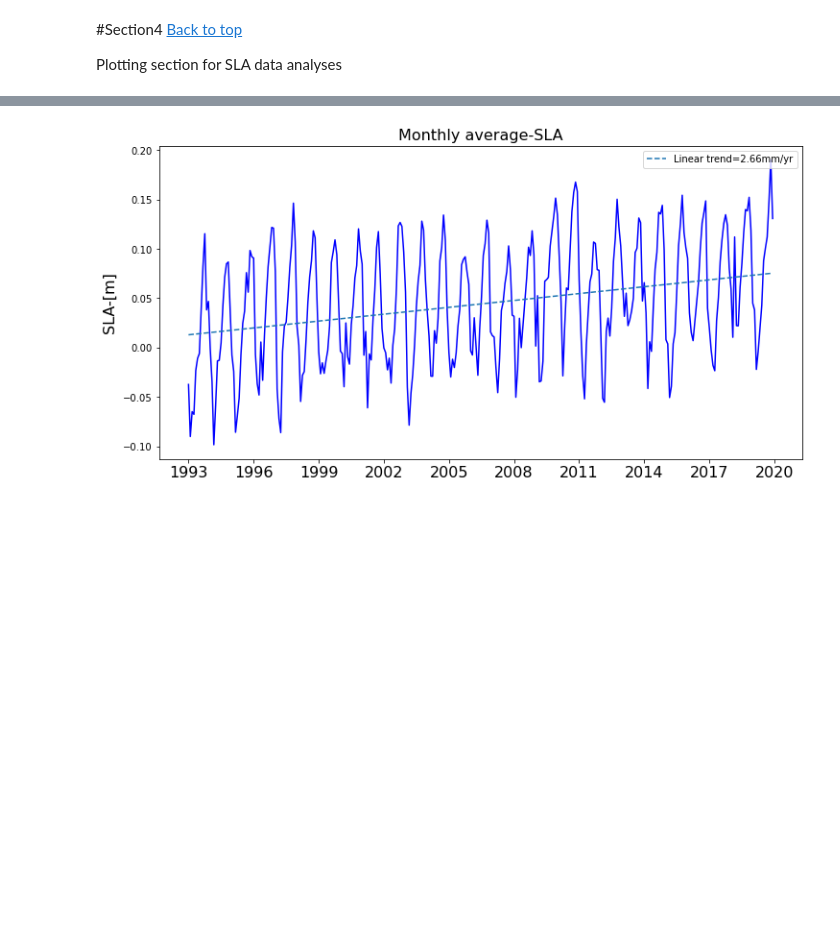
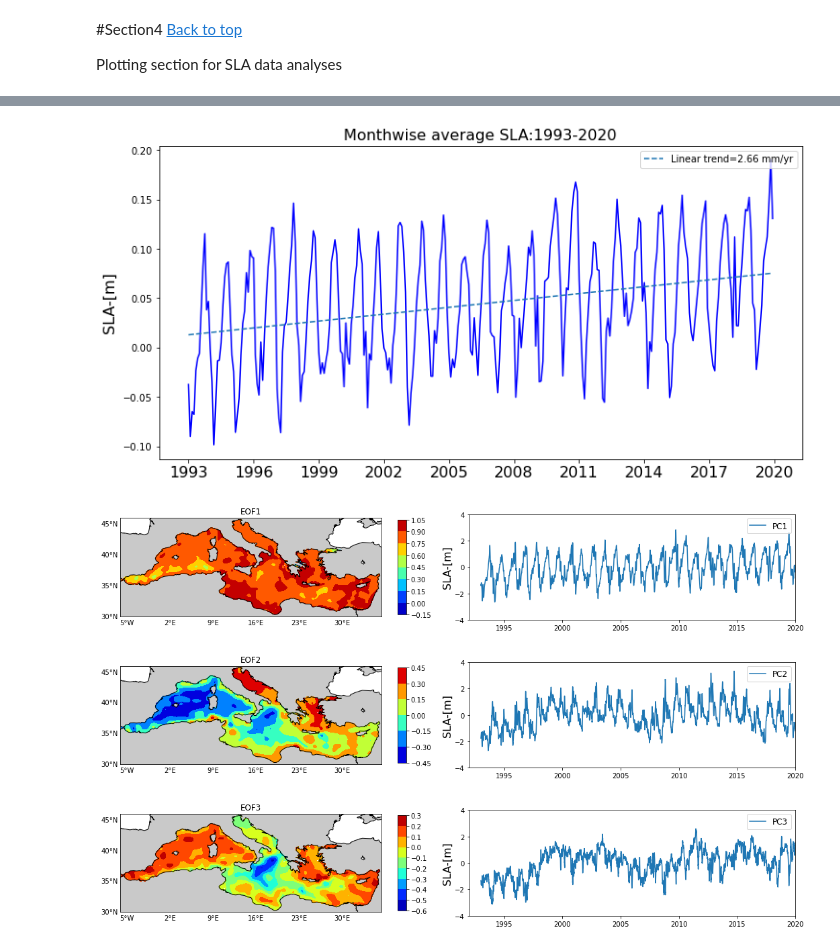
Before and after one commit to mhgcmcc/sla-trend, a Jupyter notebook: sla_medsea.ipynb, the cells around one changed output, grey strips where cells are left out. Cells and saved outputs as stored; diff of their text form; code cells hidden in the pictures; blank space fills up the shorter version.

```diff
--- a/sla_medsea.ipynb
+++ b/sla_medsea.ipynb
@@ -272,14 +311,64 @@ xlabels= np.arange(1993, 2020+1, 3)
 fig,axs=plt.subplots(1,1,figsize=(12,6))
 #plt.sca(axs[1,1])
 plt.plot( sla_surf_mm,'-b', label="")
-plt.plot(sla_tr_sfmn_mon,'--', label="Linear trend="+ "{:.2f}".format(sla_rate)+" mm/yr")
+plt.plot(sla_tr_sfmn_mon,'--', label="Linear trend="+ "{:.2f}".format(sla_rate)+ " mm/yr")
 
-plt.title("Monthwise average-SLA:1993-2020",fontsize=16)
+plt.title("Monthwise average SLA:1993-2020",fontsize=16)
 plt.legend(facecolor='inherit', fontsize=10, loc="upper right")
 plt.ylabel("SLA-[m]",fontsize=16,labelpad= 6)
 plt.xticks(xdata,xlabels)
 plt.tick_params(axis='x', which='major', labelsize=16)
 plt.tick_params(axis='y', which='minor', labelsize=22)
 #plt.tick_params(axis='both', which='major', labelsize=16)
+plt.savefig(analysis+"monthy_avg_trend_1993_2020.jpeg",dpi=100)
 # %% [output]
-[figure, old version]
+[figure, new version]
+# %%
+##-Plot-5 Spatial-temporal variation with EOF/PC analysis
+lat_val=lat.values
+lons, lats= np.meshgrid(lon, lat)
+## creating Weighted array
+coslat= np.cos(np.deg2rad(lat_val))
+wgts = np.sqrt(coslat)[..., np.newaxis]
+# %%
+eof_solv= Eof(sla_mask, weights=wgts)
+eof_n= eof_solv.eofsAsCorrelation(neofs=3)
+# %%
+# principal components(PCs with normalization )
+pcm= eof_solv.pcs(npcs=3, pcscaling=1)
+pcm_df= pd.DataFrame(pcm, index=sla_files['time'], columns=['EOF%s' % (x) for x in range(1, pcm.shape[1]+1)])
+pcm_array=np.array(pcm_df)
+# %%
+
+fig,ax =plt.subplots(3,2,figsize=(18,11))
+yr=np.linspace(1993, 2020, 10016)
+
+for iplot in range(3):
+    for zplot in range(2):
+
+        if zplot==0:
+
+            m= Basemap(projection='cyl', resolution='l',llcrnrlat= 30,urcrnrlat= 46, llcrnrlon= -6.0, urcrnrlon = 36.4, ax=ax[iplot][zplot])
+            m.drawcoastlines(linewidth=1)
+            m.drawparallels(range(30,48,5), linewidth=0, dashes=[0, 1], labels=[1,0,0,1], color='r', zorder=0 )
+            m.drawmeridians(range(-5, 36, 7), linewidth=1, dashes=[0, 1], labels= [1,0,0,1])
+            m.fillcontinents(alpha=0.9)
+            m.drawlsmask(land_color='0.7', ocean_color='w', resolution='l', grid=5, lsmask_lons=None )
+            cb=ax[iplot][zplot].contourf(lons,(lats),eof_n[iplot,:,:].squeeze(), cmap="jet")  #√levels=np.arange(-1, 1, 0.1)
+            plt.colorbar(cb, ax=ax[iplot][zplot], orientation ="vertical", shrink =0.9, aspect=11, pad=0.05)
+            titles= ["EOF1", "EOF2", "EOF3"]
+            ax[iplot][zplot].set_title(titles[iplot])
+            #plt.title("EOF-1",fontsize=16)
+
+        if zplot==1:
+            level= ["PC1", "PC2", "PC3"]
+            ax[iplot][zplot].plot(yr,pcm_array[:,iplot], label=level[iplot])
+            ax[iplot][zplot].set_ylim(-4, 4)
+            ax[iplot][zplot].set_xlim(1992, 2020)
+            ax[iplot][zplot].legend(facecolor='inherit', fontsize=12, loc="upper right")
+            ax[iplot][zplot].set_ylabel("SLA-[m]",fontsize=16,labelpad=3)
+        fig.subplots_adjust(hspace =0.4, wspace=0.07)
+
+plt.savefig(analysis+"EOF_PCs_1993_2020.jpeg",dpi=100)
+# %% [output]
+[figure, added]
```
Also changed, not shown: parts of 16 cells of this notebook.
